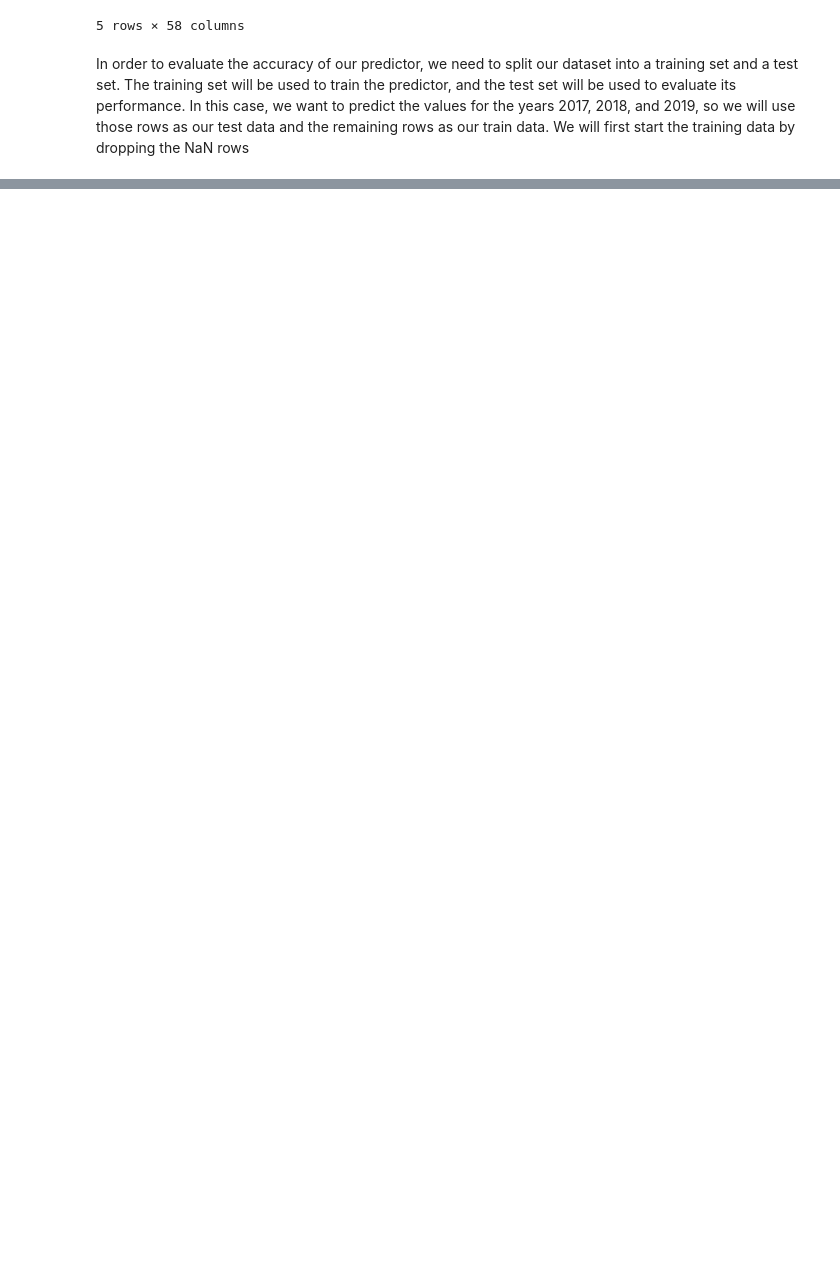
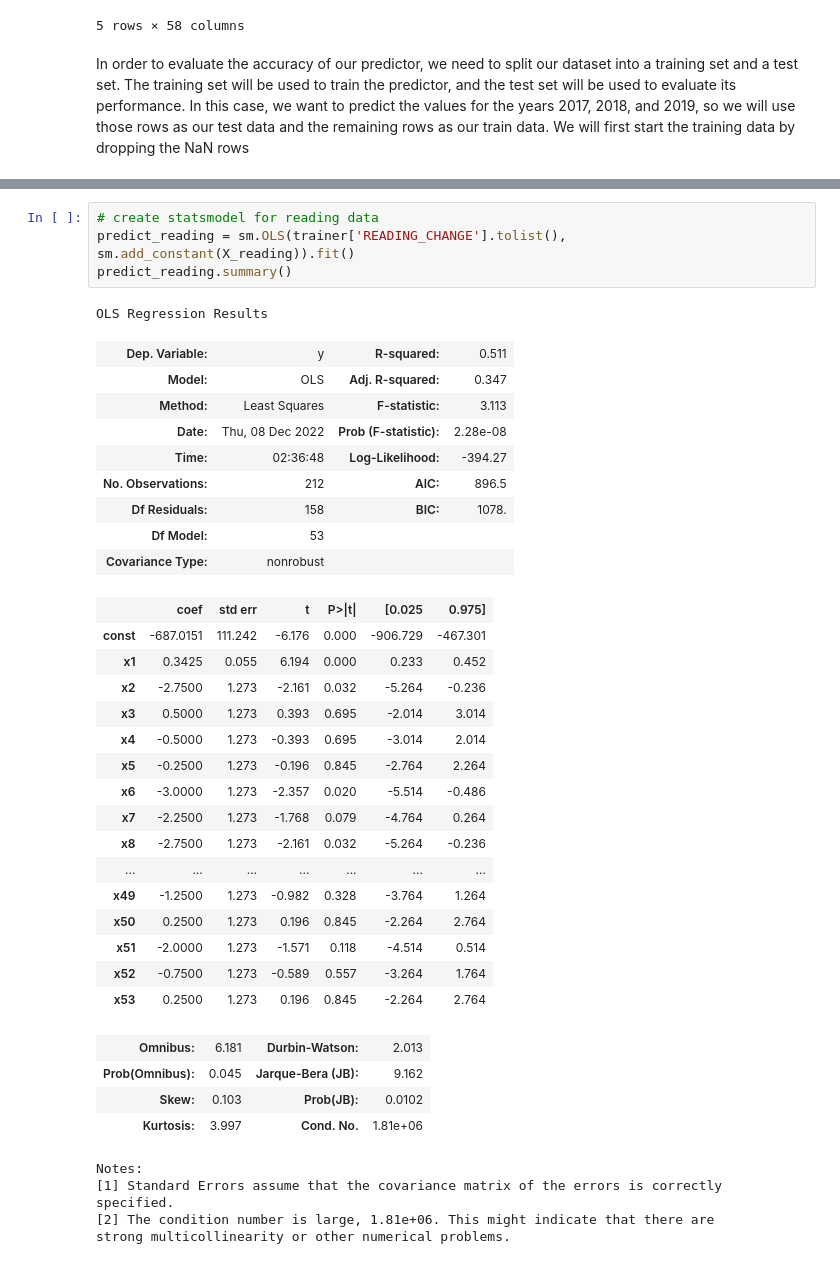
Before and after one commit to rohanondkar/rohanondkar.github.io, a Jupyter notebook: final.ipynb, the cells around one changed output, grey strips where cells are left out. Drawn from its saved outputs; the diff is of its cells as text; blank space fills up the shorter version.

```diff
--- a/final.ipynb
+++ b/final.ipynb
@@ -199,0 +317,39 @@ predict = state_avg[state_avg['YEAR'] >= 2017].dropna()
+# %%
+# create statsmodel for reading data
+predict_reading = sm.OLS(trainer['READING_CHANGE'].tolist(), sm.add_constant(X_reading)).fit()
+predict_reading.summary()
+# %% [output]
+OLS Regression Results
+| Dep. Variable: | y | R-squared: | 0.511 |
+| Model: | OLS | Adj. R-squared: | 0.347 |
+| Method: | Least Squares | F-statistic: | 3.113 |
+| Date: | Thu, 08 Dec 2022 | Prob (F-statistic): | 2.28e-08 |
+| Time: | 02:36:48 | Log-Likelihood: | -394.27 |
+| No. Observations: | 212 | AIC: | 896.5 |
+| Df Residuals: | 158 | BIC: | 1078. |
+| Df Model: | 53 |  |  |
+| Covariance Type: | nonrobust |  |  |
+|  | coef | std err | t | P>|t| | [0.025 | 0.975] |
+| const | -687.0151 | 111.242 | -6.176 | 0.000 | -906.729 | -467.301 |
+| x1 | 0.3425 | 0.055 | 6.194 | 0.000 | 0.233 | 0.452 |
+| x2 | -2.7500 | 1.273 | -2.161 | 0.032 | -5.264 | -0.236 |
+| x3 | 0.5000 | 1.273 | 0.393 | 0.695 | -2.014 | 3.014 |
+| x4 | -0.5000 | 1.273 | -0.393 | 0.695 | -3.014 | 2.014 |
+| x5 | -0.2500 | 1.273 | -0.196 | 0.845 | -2.764 | 2.264 |
+| x6 | -3.0000 | 1.273 | -2.357 | 0.020 | -5.514 | -0.486 |
+| x7 | -2.2500 | 1.273 | -1.768 | 0.079 | -4.764 | 0.264 |
+| x8 | -2.7500 | 1.273 | -2.161 | 0.032 | -5.264 | -0.236 |
+| ... | ... | ... | ... | ... | ... | ... |
+| x49 | -1.2500 | 1.273 | -0.982 | 0.328 | -3.764 | 1.264 |
+| x50 | 0.2500 | 1.273 | 0.196 | 0.845 | -2.264 | 2.764 |
+| x51 | -2.0000 | 1.273 | -1.571 | 0.118 | -4.514 | 0.514 |
+| x52 | -0.7500 | 1.273 | -0.589 | 0.557 | -3.264 | 1.764 |
+| x53 | 0.2500 | 1.273 | 0.196 | 0.845 | -2.264 | 2.764 |
+| Omnibus: | 6.181 | Durbin-Watson: | 2.013 |
+| Prob(Omnibus): | 0.045 | Jarque-Bera (JB): | 9.162 |
+| Skew: | 0.103 | Prob(JB): | 0.0102 |
+| Kurtosis: | 3.997 | Cond. No. | 1.81e+06 |
+Notes:
+[1] Standard Errors assume that the covariance matrix of the errors is correctly specified.
+[2] The condition number is large, 1.81e+06. This might indicate that there are
+strong multicollinearity or other numerical problems.
```
Also changed, not shown: parts of 22 cells of this notebook.
